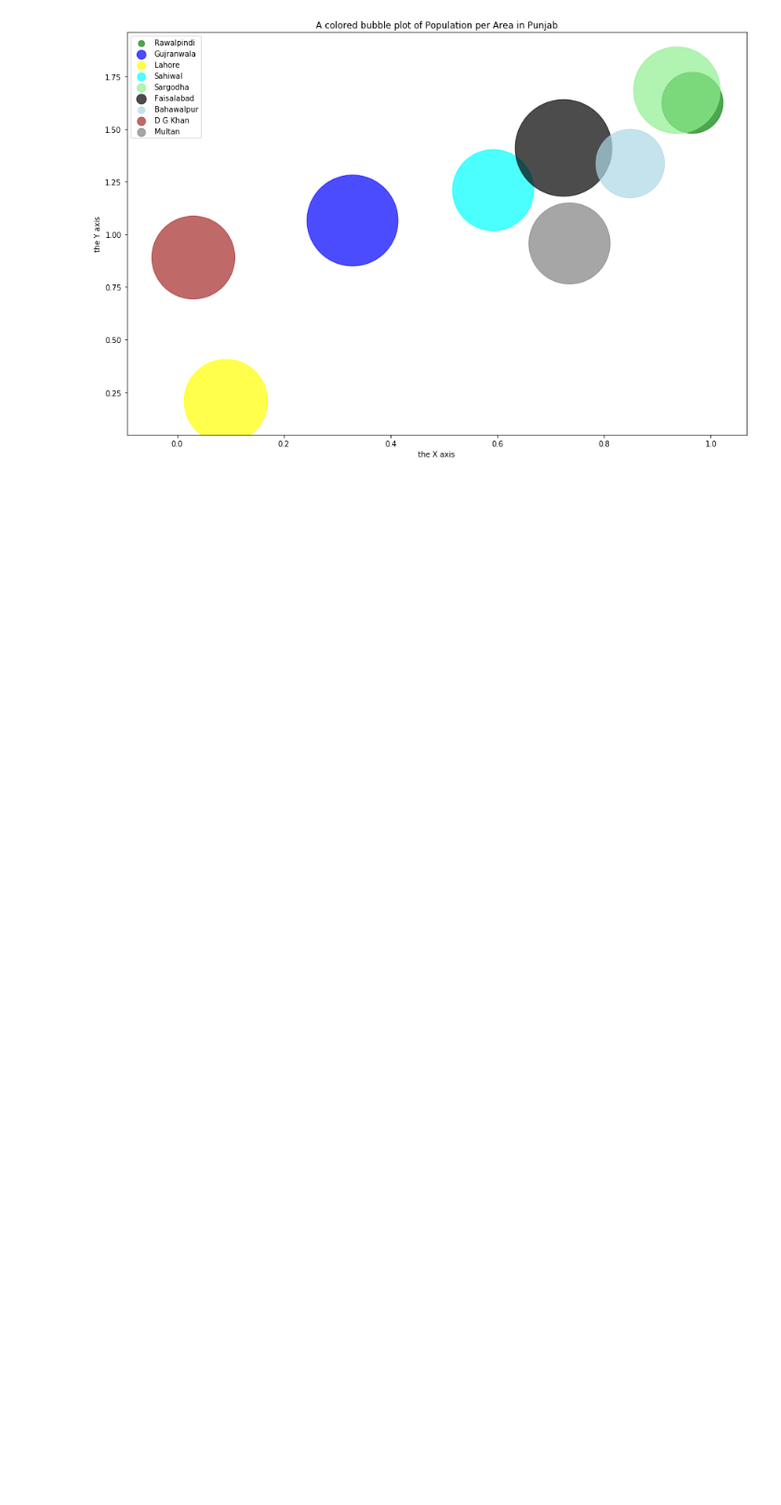
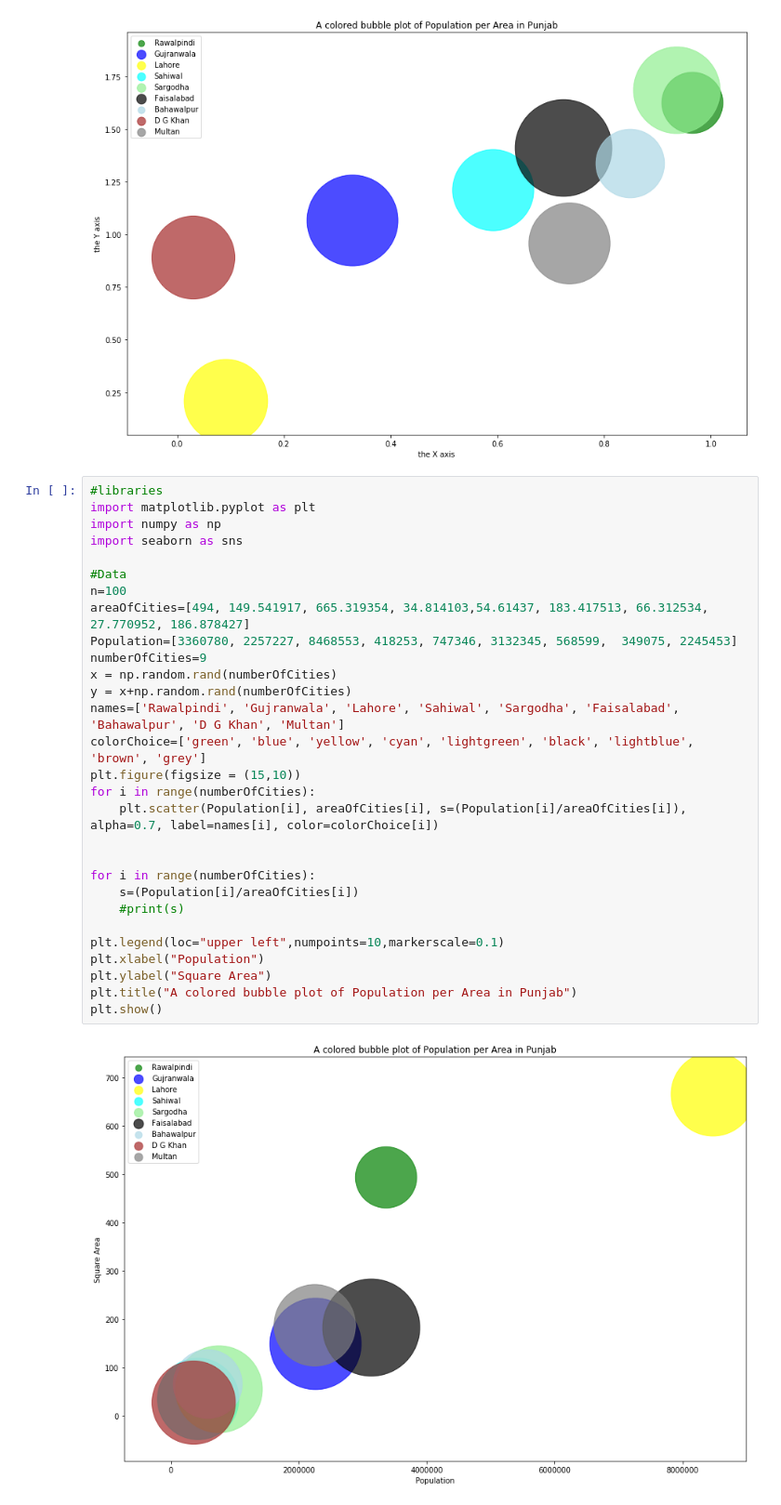
Before and after one commit to Mudassir-Kidwai/Atlas_Cities, a Jupyter notebook: Population_And_Area_Of_Cities_Of_Punjab.ipynb, the cells around one changed output. Shown: that part at 93% size. Saved outputs shown, nothing was run; the diff lists cells and outputs as text; blank space fills up the shorter version.

```diff
--- a/Population_And_Area_Of_Cities_Of_Punjab.ipynb
+++ b/Population_And_Area_Of_Cities_Of_Punjab.ipynb
@@ -80,3 +80,34 @@ plt.title("A colored bubble plot of Population per Area in Punjab")
 plt.show()
 # %% [output]
 [figure]
+# %%
+#libraries
+import matplotlib.pyplot as plt
+import numpy as np
+import seaborn as sns
+
+#Data
+n=100
+areaOfCities=[494, 149.541917, 665.319354, 34.814103,54.61437, 183.417513, 66.312534, 27.770952, 186.878427]
+Population=[3360780, 2257227, 8468553, 418253, 747346, 3132345, 568599,  349075, 2245453]
+numberOfCities=9
+x = np.random.rand(numberOfCities)
+y = x+np.random.rand(numberOfCities)
+names=['Rawalpindi', 'Gujranwala', 'Lahore', 'Sahiwal', 'Sargodha', 'Faisalabad', 'Bahawalpur', 'D G Khan', 'Multan']
+colorChoice=['green', 'blue', 'yellow', 'cyan', 'lightgreen', 'black', 'lightblue', 'brown', 'grey']
+plt.figure(figsize = (15,10))
+for i in range(numberOfCities):
+    plt.scatter(Population[i], areaOfCities[i], s=(Population[i]/areaOfCities[i]), alpha=0.7, label=names[i], color=colorChoice[i])
+
+
+for i in range(numberOfCities):
+    s=(Population[i]/areaOfCities[i])
+    #print(s)
+
+plt.legend(loc="upper left",numpoints=10,markerscale=0.1)
+plt.xlabel("Population")
+plt.ylabel("Square Area")
+plt.title("A colored bubble plot of Population per Area in Punjab")
+plt.show()
+# %% [output]
+[figure, added]
```
Also changed, not shown: 1 other file.
